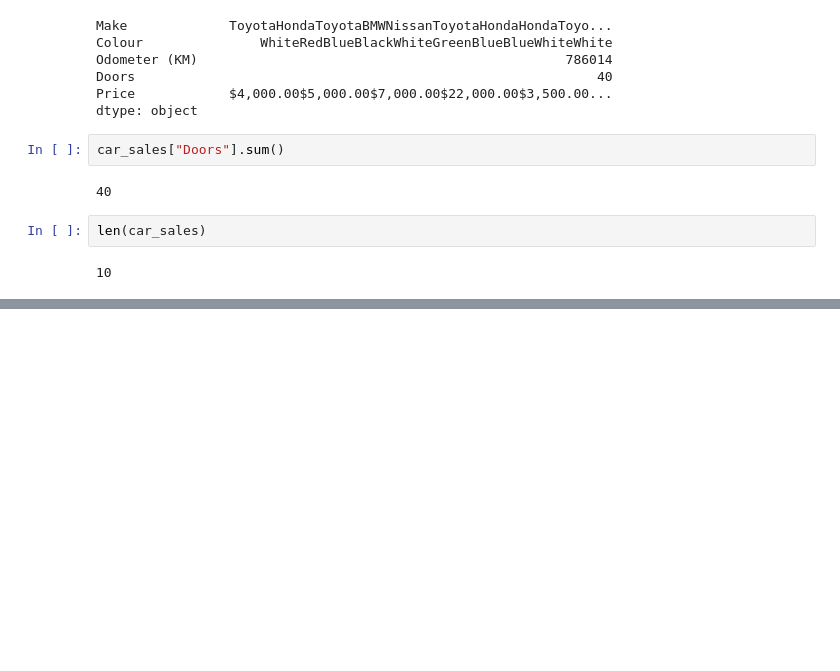
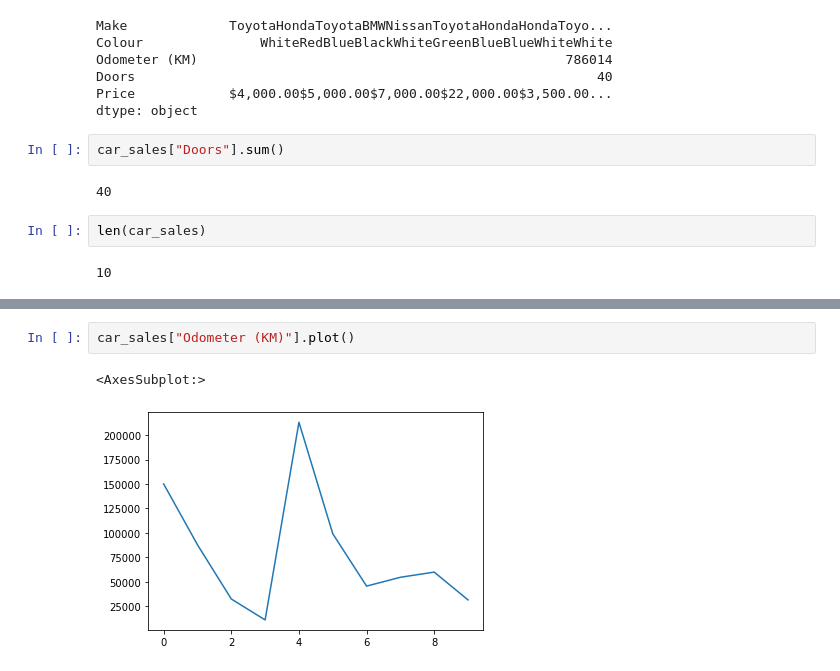
Before and after one commit to askvyas/Python-, a Jupyter notebook: Pandas/intro.ipynb, the cells around one changed output, grey strips where cells are left out. Drawn from its saved outputs; the diff is of its cells as text; blank space fills up the shorter version.

```diff
--- a/Pandas/intro.ipynb
+++ b/Pandas/intro.ipynb
@@ -123,0 +280,5 @@ len(car_sales)
+# %%
+car_sales["Odometer (KM)"].plot()
+# %% [output]
+<AxesSubplot:>
+[figure, added]
```
Also changed, not shown: parts of 25 cells of this notebook.
